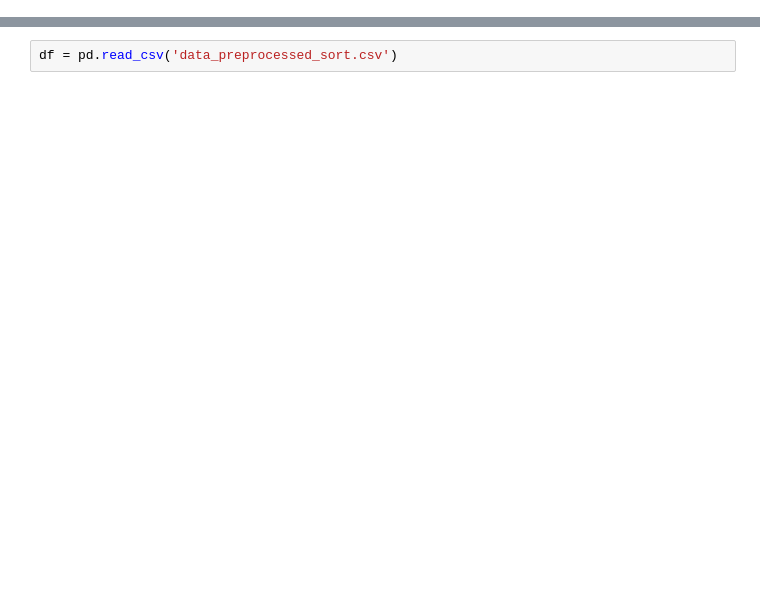
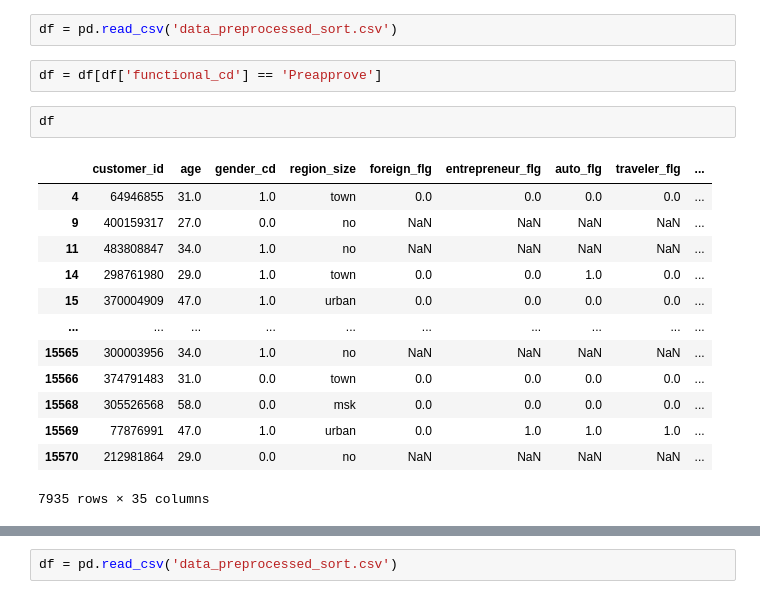
Before and after one commit to bygaga993/bread_dano_2024, a Jupyter notebook: hypotisis.ipynb, the cells around one changed output, grey strips where cells are left out. Saved outputs shown, nothing was run; the diff lists cells and outputs as text; blank space fills up the shorter version.

```diff
--- a/hypotisis.ipynb
+++ b/hypotisis.ipynb
@@ -11,0 +14,20 @@ warnings.filterwarnings('ignore')
+# %%
+df = pd.read_csv('data_preprocessed_sort.csv')
+# %%
+df = df[df['functional_cd'] == 'Preapprove']
+# %%
+df
+# %% [output]
+|  | customer_id | age | gender_cd | region_size | foreign_flg | entrepreneur_flg | auto_flg | traveler_flg | ... |
+| 4 | 64946855 | 31.0 | 1.0 | town | 0.0 | 0.0 | 0.0 | 0.0 | ... |
+| 9 | 400159317 | 27.0 | 0.0 | no | NaN | NaN | NaN | NaN | ... |
+| 11 | 483808847 | 34.0 | 1.0 | no | NaN | NaN | NaN | NaN | ... |
+| 14 | 298761980 | 29.0 | 1.0 | town | 0.0 | 0.0 | 1.0 | 0.0 | ... |
+| 15 | 370004909 | 47.0 | 1.0 | urban | 0.0 | 0.0 | 0.0 | 0.0 | ... |
+| ... | ... | ... | ... | ... | ... | ... | ... | ... | ... |
+| 15565 | 300003956 | 34.0 | 1.0 | no | NaN | NaN | NaN | NaN | ... |
+| 15566 | 374791483 | 31.0 | 0.0 | town | 0.0 | 0.0 | 0.0 | 0.0 | ... |
+| 15568 | 305526568 | 58.0 | 0.0 | msk | 0.0 | 0.0 | 0.0 | 0.0 | ... |
+| 15569 | 77876991 | 47.0 | 1.0 | urban | 0.0 | 1.0 | 1.0 | 1.0 | ... |
+| 15570 | 212981864 | 29.0 | 0.0 | no | NaN | NaN | NaN | NaN | ... |
+7935 rows × 35 columns
```
Also changed, not shown: parts of 30 cells of this notebook, 3 other files.
